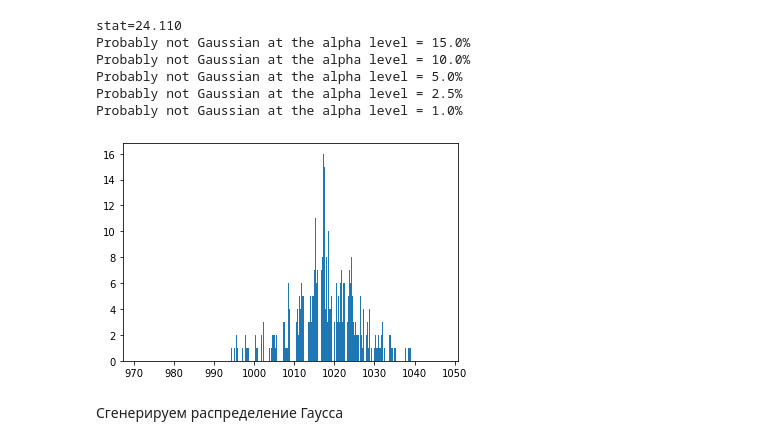
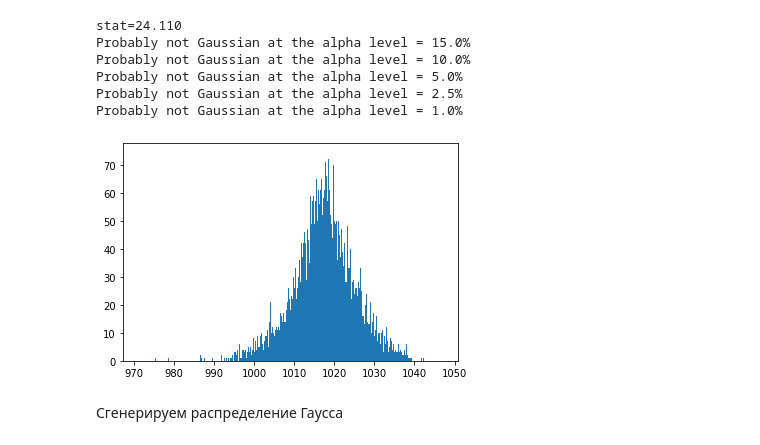
Before and after one commit to musyma/Netology-statistics, a Jupyter notebook: lecture-5.ipynb, the cells around one changed output. Cells and saved outputs as stored; diff of their text form; code cells hidden in the pictures.

```diff
--- a/lecture-5.ipynb
+++ b/lecture-5.ipynb
@@ -446,10 +450,10 @@ Probably not Gaussian at the alpha level = 5.0%
 Probably not Gaussian at the alpha level = 2.5%
 Probably not Gaussian at the alpha level = 1.0%
 # %%
-plt.hist(df['MSL'], 10000)
+plt.hist(df['MSL'], 1000)
 plt.show()
 # %% [output]
-[figure, old version]
+[figure, new version]
 # %% [markdown]
 Сгенерируем распределение Гаусса
 # %%
```
Also changed, not shown: parts of 19 cells of this notebook, 1 other file.
